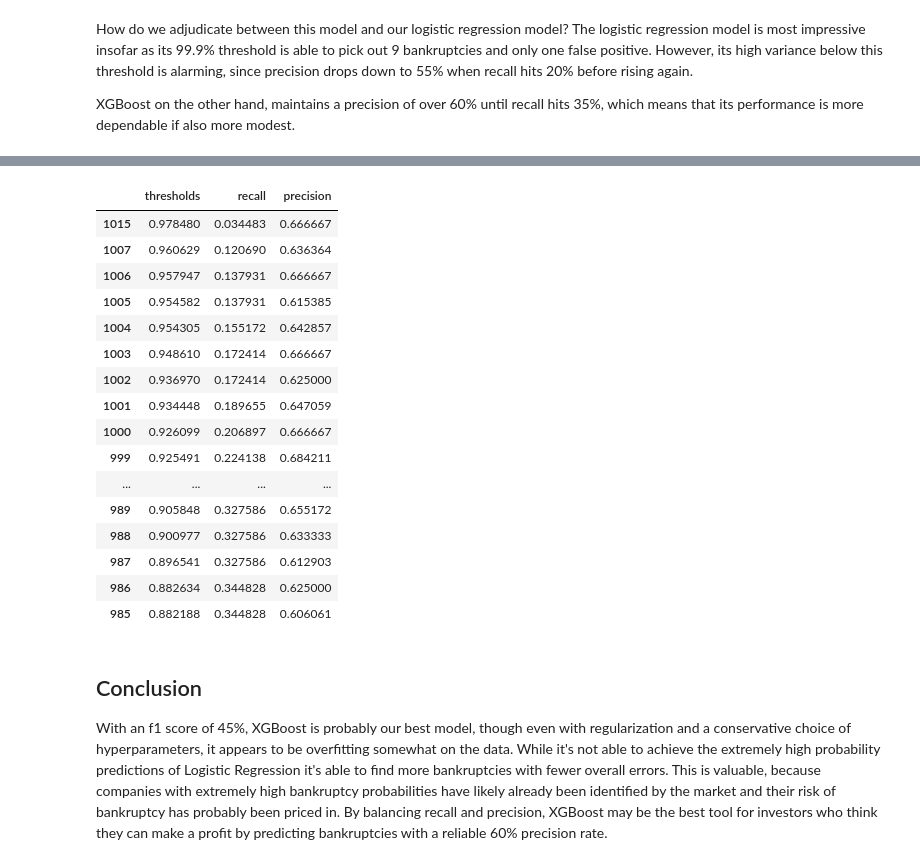
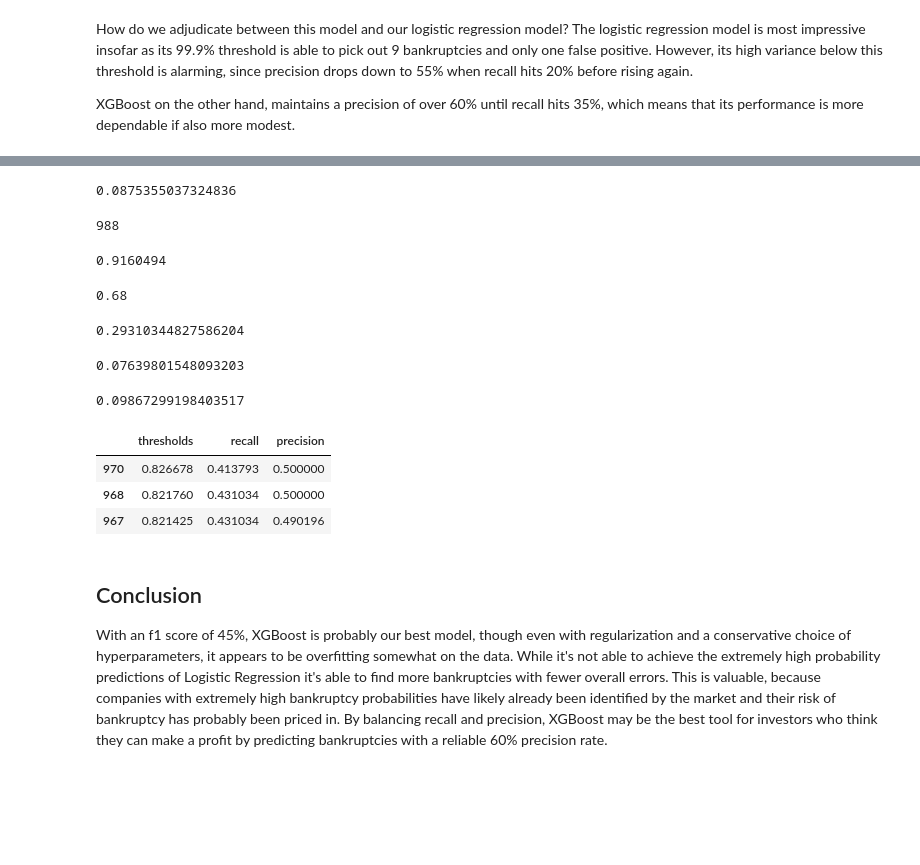
Before and after one commit to DavidKRichter/dsc-bankruptcy-project, a Jupyter notebook: index.ipynb, the cells around one changed output, grey strips where cells are left out. Saved outputs shown, nothing was run; the diff lists cells and outputs as text; code cells hidden in the pictures; blank space fills up the shorter version.

```diff
--- a/index.ipynb
+++ b/index.ipynb
@@ -1161,24 +1231,39 @@ XGBoost on the other hand, maintains a precision of over 60% until recall hits 3
+# %%
+smooth_profit_volume.max()
+# %% [output]
+0.0875355037324836
+# %%
+np.argmax(smooth_profit_volume)
+# %% [output]
+988
+# %%
+thresholds[np.argmax(smooth_profit_volume)+5]
+# %% [output]
+0.9160494
+# %%
+precision[np.argmax(smooth_profit_volume)+5]
+# %% [output]
+0.68
+# %%
+recall[np.argmax(smooth_profit_volume)+5]
+# %% [output]
+0.29310344827586204
+# %%
+lower[np.argmax(smooth_profit_volume)]
+# %% [output]
+0.07639801548093203
+# %%
+upper[np.argmax(smooth_profit_volume)]
+# %% [output]
+0.09867299198403517
 # %%
 precision_recall_df=get_precision_recall_df(gs_xgb)
-precision_recall_df.loc[(precision_recall_df['precision']>0.6)&(precision_recall_df['precision']<0.7)].sort_values(by='thresholds', ascending=False)
+precision_recall_df.loc[(precision_recall_df['precision']>0.49)&(precision_recall_df['precision']<0.51)].sort_values(by='thresholds', ascending=False)
 # %% [output]
 |  | thresholds | recall | precision |
-| 1015 | 0.978480 | 0.034483 | 0.666667 |
-| 1007 | 0.960629 | 0.120690 | 0.636364 |
-| 1006 | 0.957947 | 0.137931 | 0.666667 |
-| 1005 | 0.954582 | 0.137931 | 0.615385 |
-| 1004 | 0.954305 | 0.155172 | 0.642857 |
-| 1003 | 0.948610 | 0.172414 | 0.666667 |
-| 1002 | 0.936970 | 0.172414 | 0.625000 |
-| 1001 | 0.934448 | 0.189655 | 0.647059 |
-| 1000 | 0.926099 | 0.206897 | 0.666667 |
-| 999 | 0.925491 | 0.224138 | 0.684211 |
-| ... | ... | ... | ... |
-| 989 | 0.905848 | 0.327586 | 0.655172 |
-| 988 | 0.900977 | 0.327586 | 0.633333 |
-| 987 | 0.896541 | 0.327586 | 0.612903 |
-| 986 | 0.882634 | 0.344828 | 0.625000 |
-| 985 | 0.882188 | 0.344828 | 0.606061 |
+| 970 | 0.826678 | 0.413793 | 0.500000 |
+| 968 | 0.821760 | 0.431034 | 0.500000 |
+| 967 | 0.821425 | 0.431034 | 0.490196 |
 # %% [markdown]
 ## Conclusion
 
```
Also changed, not shown: parts of 9 cells of this notebook, 4 other files.
